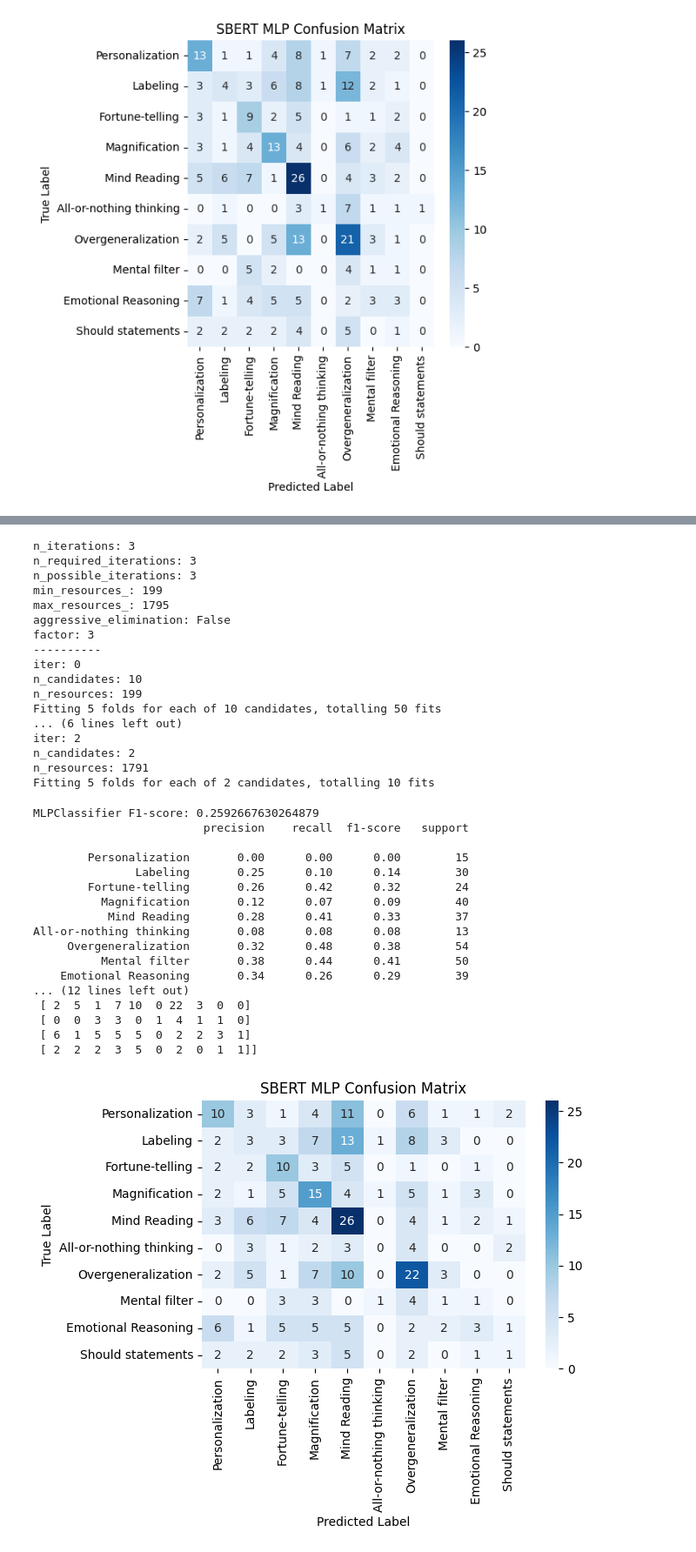
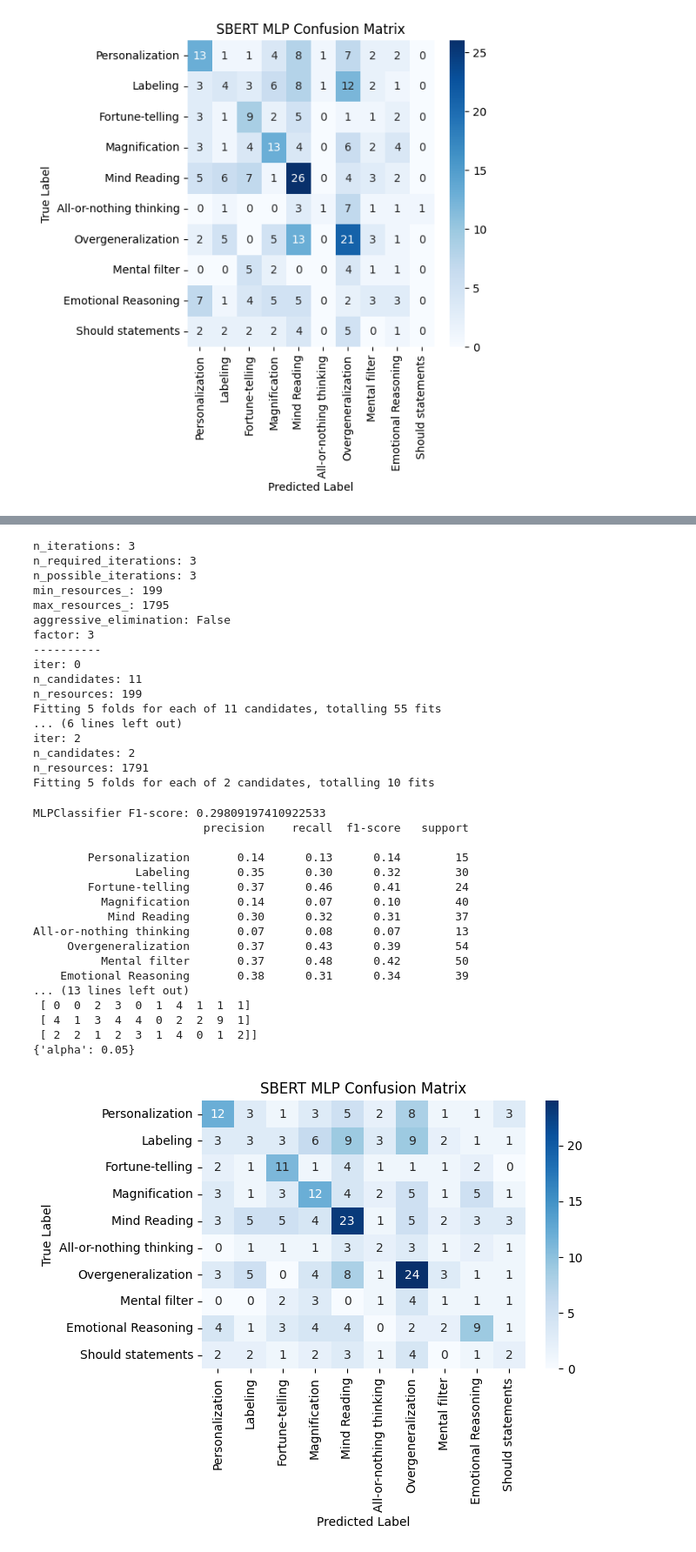
Before and after one commit to cmulholla/QUEST-Distortions, a Jupyter notebook: genDistortionClassification.ipynb, the cells around one changed output, grey strips where cells are left out. Shown at 87% size. Cells and saved outputs as stored; diff of their text form; code cells hidden in the pictures.

Commit message:
testing no distortion generation

```diff
--- a/genDistortionClassification.ipynb
+++ b/genDistortionClassification.ipynb
@@ -166,12 +166,6 @@ def tuneParams(model, params, X_train, y_train, X_test, y_test):
     # Predict the labels for the testing data
     y_pred = search.predict(X_test)
 
-    # Train the model on the training data
-    model.fit(X_train, y_train)
-
-    # Predict the labels for the testing data
-    y_pred = model.predict(X_test)
-
     # Calculate the F1-score
     f1 = f1_score(y_test, y_pred, average='weighted')
 
@@ -207,15 +201,15 @@ models = [
 # Create an array of model parameters to test
 params = [
 #    {'alpha': [0.1, 0.2, 0.3, 0.4, 0.5, 0.6, 0.7, 0.8, 0.9]},
-    {'C': [2.6]},
+    {'C': [2.6, 2.7, 2.8, 2.9, 3, 3.1, 3.2, 3.3, 3.4, 3.5, 3.6, 3.7, 3.8, 3.9, 4, 4.1, 4.2, 4.3, 4.4, 4.5, 4.6, 4.7, 4.8, 4.9, 5]},
 #    {'alpha': [0.0005, 0.001, 0.0015, 0.002, 0.0025, 0.003]},
-    {'C': [1.5, 1.75, 2, 2.25, 2.5, 2.75, 3]},
-    {'C': [0.4, 0.5, 0.6]},
+    {'C': [1.5, 1.75, 2, 2.25, 2.5, 2.75, 3, 3.25, 3.5, 3.75, 4, 4.25, 4.5, 4.75, 5, 5.25, 5.5, 5.75, 6, 6.25, 6.5, 6.75, 7]},
+    {'C': [0.4, 0.5, 0.6, 0.7, 0.8, 0.9, 1]},
 #    {'max_depth': [1, 2, 3, 4, 5 ]},
 #    {'n_estimators': [70, 80, 90, 100, 110, 120, 130, 140]},
 #    {'n_estimators': [35, 40, 45, 50, 55, 60, 65, 70, 75]},
 #    {'n_neighbors': [10, 11, 12, 13, 14, 16, 18, 20]},
-    {'alpha': [0.05, 0.1, 0.15, 0.2, 0.25, 0.3, 0.35, 0.4, 0.45, 0.5]}
+    {'alpha': [0.01, 0.05, 0.1, 0.15, 0.2, 0.25, 0.3, 0.35, 0.4, 0.45, 0.5]}
 ]
 
 # store the F1-scores
@@ -295,8 +292,8 @@ plt.show()
 # run the best model with the best parameters
 for i in range(len(models)):
     if f1_scores[i] == max(f1_scores):
-        best_model = models[i]
-        best_params = params[i]
+        best_model = models[3]
+        best_params = params[3]
         break
 
 # train the best model with the best parameters manually
@@ -313,48 +310,50 @@ print(classification_report(y_test, y_pred, target_names=distortion_data['Domina
 # print the confusion matrix with the actual and predicted labels
 print(confusion_matrix(y_test, y_pred, labels=distortion_data['Dominant Distortion'].unique()))
 
+print(search.best_params_)
+
 # plot the confusion matrix as a heatmap
 labels = distortion_data['Dominant Distortion'].unique()
 cm = confusion_matrix(y_test, y_pred, labels=labels)
 plt.figure(figsize=(6, 4))
 sns.heatmap(cm, annot=True, fmt='d', cmap='Blues', xticklabels=labels, yticklabels=labels)
 plt.title('SBERT MLP Confusion Matrix')
 plt.xlabel('Predicted Label')
 plt.ylabel('True Label')
 plt.show()
 # %% [output]
 n_iterations: 3
 n_required_iterations: 3
 n_possible_iterations: 3
 min_resources_: 199
 max_resources_: 1795
 aggressive_elimination: False
 factor: 3
 ----------
 iter: 0
-n_candidates: 10
+n_candidates: 11
 n_resources: 199
-Fitting 5 folds for each of 10 candidates, totalling 50 fits
+Fitting 5 folds for each of 11 candidates, totalling 55 fits
 ... (6 lines left out)
 iter: 2
 n_candidates: 2
 n_resources: 1791
 Fitting 5 folds for each of 2 candidates, totalling 10 fits
-MLPClassifier F1-score: 0.2592667630264879
+MLPClassifier F1-score: 0.29809197410922533
                          precision    recall  f1-score   support
 
-        Personalization       0.00      0.00      0.00        15
-               Labeling       0.25      0.10      0.14        30
-        Fortune-telling       0.26      0.42      0.32        24
-          Magnification       0.12      0.07      0.09        40
-           Mind Reading       0.28      0.41      0.33        37
-All-or-nothing thinking       0.08      0.08      0.08        13
-     Overgeneralization       0.32      0.48      0.38        54
-          Mental filter       0.38      0.44      0.41        50
-    Emotional Reasoning       0.34      0.26      0.29        39
-... (12 lines left out)
- [ 2  5  1  7 10  0 22  3  0  0]
- [ 0  0  3  3  0  1  4  1  1  0]
- [ 6  1  5  5  5  0  2  2  3  1]
- [ 2  2  2  3  5  0  2  0  1  1]]
+        Personalization       0.14      0.13      0.14        15
+               Labeling       0.35      0.30      0.32        30
+        Fortune-telling       0.37      0.46      0.41        24
+          Magnification       0.14      0.07      0.10        40
+           Mind Reading       0.30      0.32      0.31        37
+All-or-nothing thinking       0.07      0.08      0.07        13
+     Overgeneralization       0.37      0.43      0.39        54
+          Mental filter       0.37      0.48      0.42        50
+    Emotional Reasoning       0.38      0.31      0.34        39
+... (13 lines left out)
+ [ 0  0  2  3  0  1  4  1  1  1]
+ [ 4  1  3  4  4  0  2  2  9  1]
+ [ 2  2  1  2  3  1  4  0  1  2]]
+{'alpha': 0.05}
-[figure, old version]
+[figure, new version]
```
Also changed, not shown: parts of 3 cells of this notebook, 4 other files.
